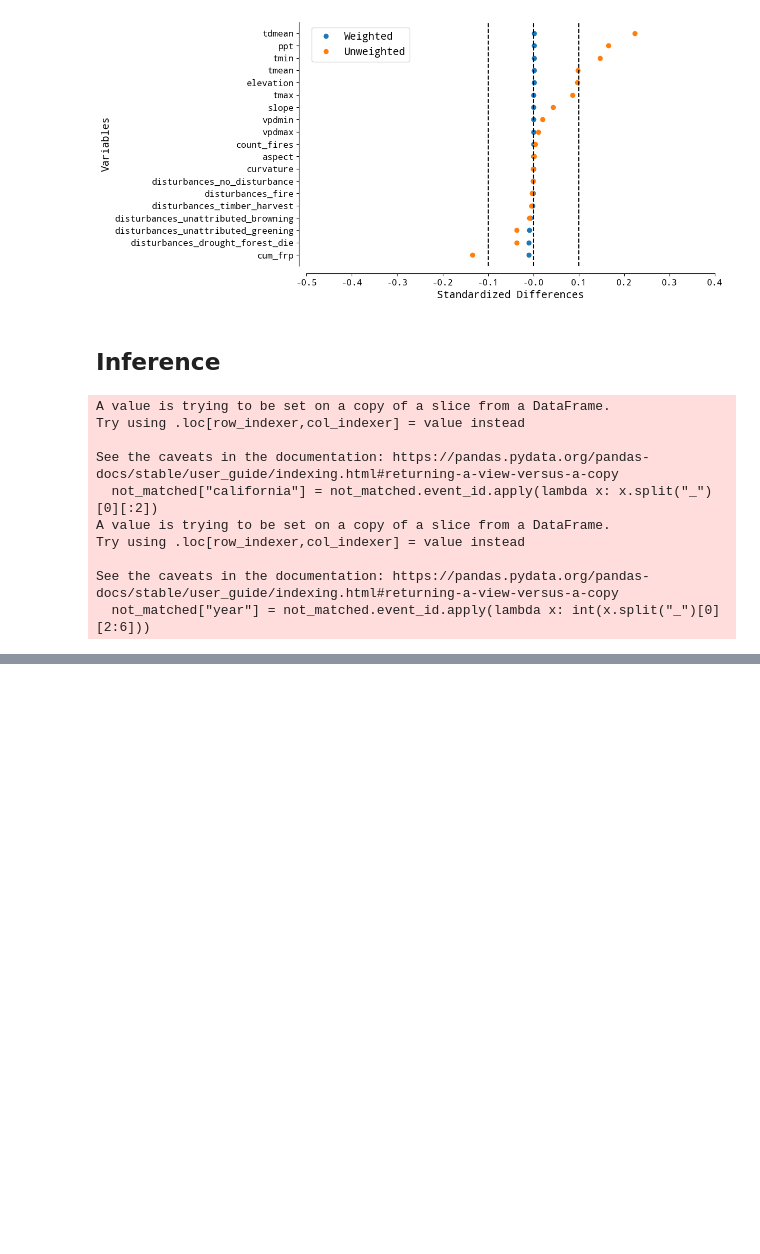
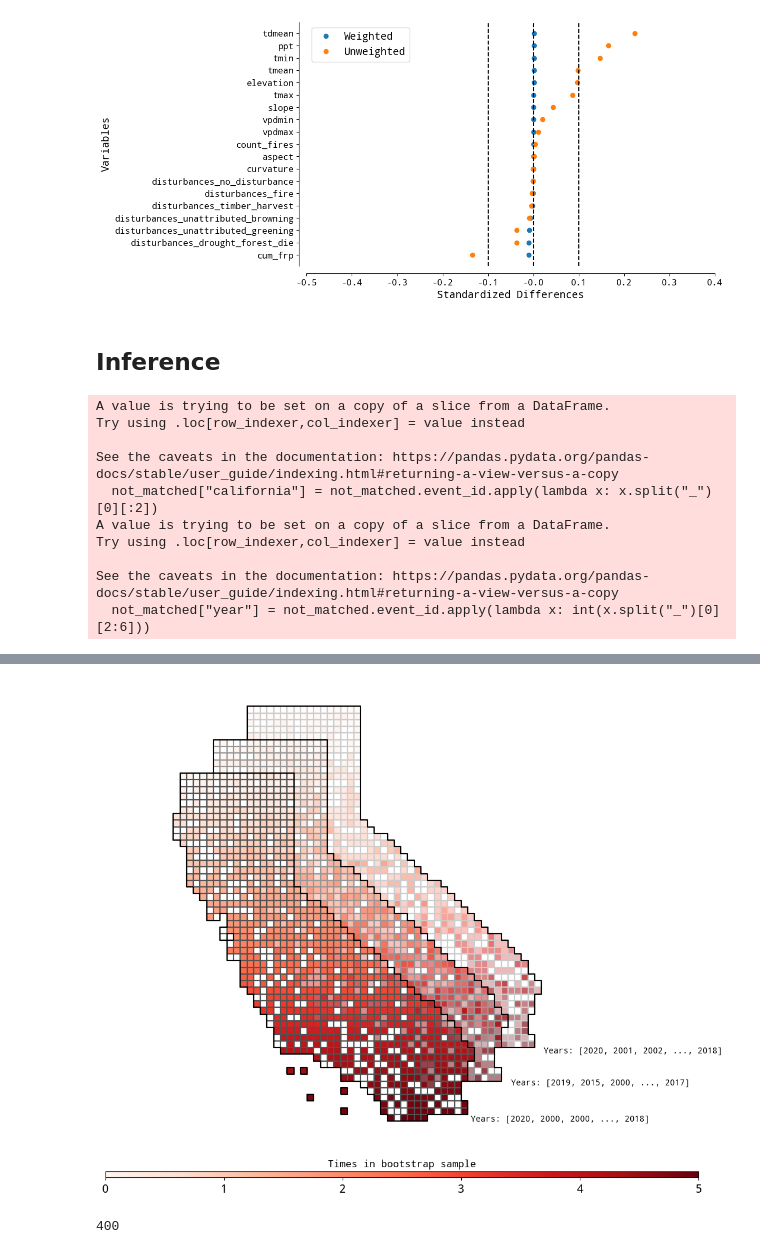
Before and after one commit to echolab-stanford/prescribed_fires, a Jupyter notebook: analysis/plot_results.ipynb, the cells around one changed output, grey strips where cells are left out. Saved outputs shown, nothing was run; the diff lists cells and outputs as text; code cells hidden in the pictures; blank space fills up the shorter version.

```diff
--- a/analysis/plot_results.ipynb
+++ b/analysis/plot_results.ipynb
@@ -562,0 +639,79 @@ ax[3].axis("off")
+# %%
+fig, ax = plt.subplots(figsize=(20, 10))
+
+
+# Bottom plot
+template_gdf_displaced_twice.geometry.boundary.plot(marker=",", ax=ax, color="#cccccc")
+gpd.GeoSeries(template_gdf_displaced_twice.geometry.unary_union).boundary.plot(
+    ax=ax, color="black"
+)
+boot = np.random.randint(0, template_df.shape[0], size = template_df.shape[0])
+template_gdf_displaced_twice.iloc[boot].plot(ax=ax, column="block_id", cmap="Reds", alpha=0.3)
+
+# Add text next to the plot with the buffer size
+ax.text(
+    1.18,
+    0.2,
+    "Years: [2020, 2001, 2002, ..., 2018]",
+    horizontalalignment="center",
+    verticalalignment="center",
+    transform=ax.transAxes,
+    fontsize=10,
+)
+
+# Middle plot
+template_gdf_displaced.geometry.boundary.plot(marker=",", ax=ax, color="#969696")
+gpd.GeoSeries(template_gdf_displaced.geometry.unary_union).boundary.plot(
+    ax=ax, color="black"
+)
+boot = np.random.randint(0, template_df.shape[0], size = template_df.shape[0])
+template_gdf_displaced.iloc[boot].plot(ax=ax, column="block_id", cmap="Reds", alpha=0.5)
+
+# Add text next to the plot with the buffer size
+ax.text(
+    1.1,
+    0.13,
+    "Years: [2019, 2015, 2000, ..., 2017]",
+    horizontalalignment="center",
+    verticalalignment="center",
+    transform=ax.transAxes,
+    fontsize=10,
+)
+
+# Front plot
+template_gdf.geometry.boundary.plot(marker=",", ax=ax, color="#525252")
+gpd.GeoSeries(template_gdf.geometry.unary_union).boundary.plot(ax=ax, color="black")
+
+boot = np.random.randint(0, template_df.shape[0], size = template_df.shape[0])
+template_gdf.iloc[boot].plot(ax=ax, column="block_id", cmap="Reds")
+
+# Add text next to the plot with the buffer size
+ax.text(
+    1,
+    0.05,
+    "Years: [2020, 2000, 2000, ..., 2018]",
+    horizontalalignment="center",
+    verticalalignment="center",
+    transform=ax.transAxes,
+    fontsize=10,
+)
+
+# Add small color bar from 0 to 100
+cax = fig.add_axes([0.3, 0.05, 0.5, 0.01])
+sm = plt.cm.ScalarMappable(cmap="Reds", norm=plt.Normalize(vmin=0, vmax=5))
+sm._A = []
+fig.colorbar(sm, cax=cax, orientation="horizontal")
+
+# Add title to colorbar
+cax.set_title("Times in bootstrap sample", size=12)
+
+# Remove axis from the plot
+ax.axis("off")
+
+plt.savefig("../figs/bootstrap_sample.png", bbox_inches="tight", dpi=300)
+# %% [output]
+[figure, added]
+# %%
+20 * 20
+# %% [output]
+400
```
Also changed, not shown: parts of 15 cells of this notebook, 1 other file.
